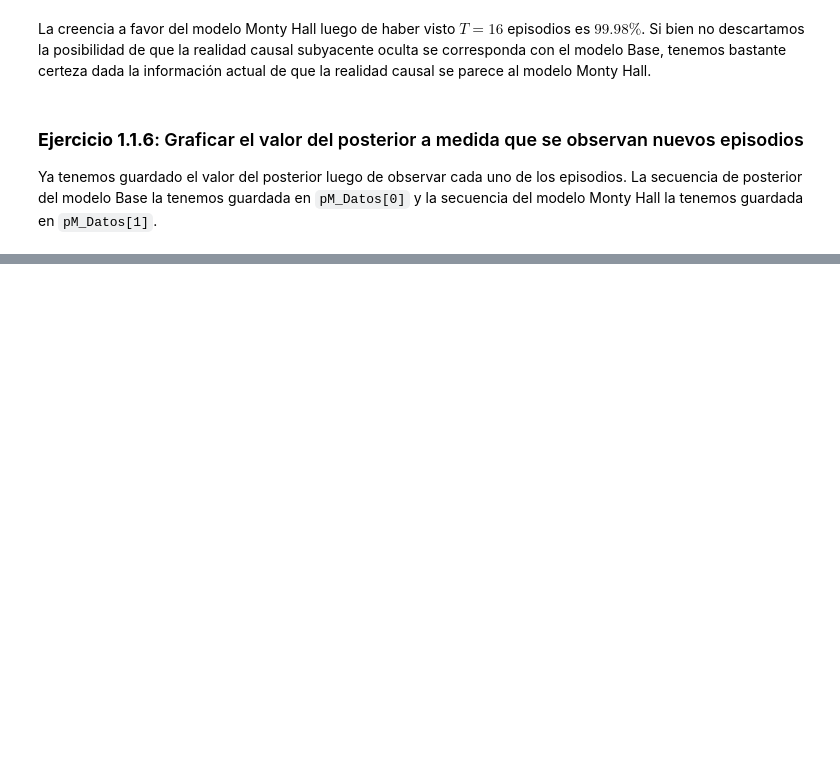
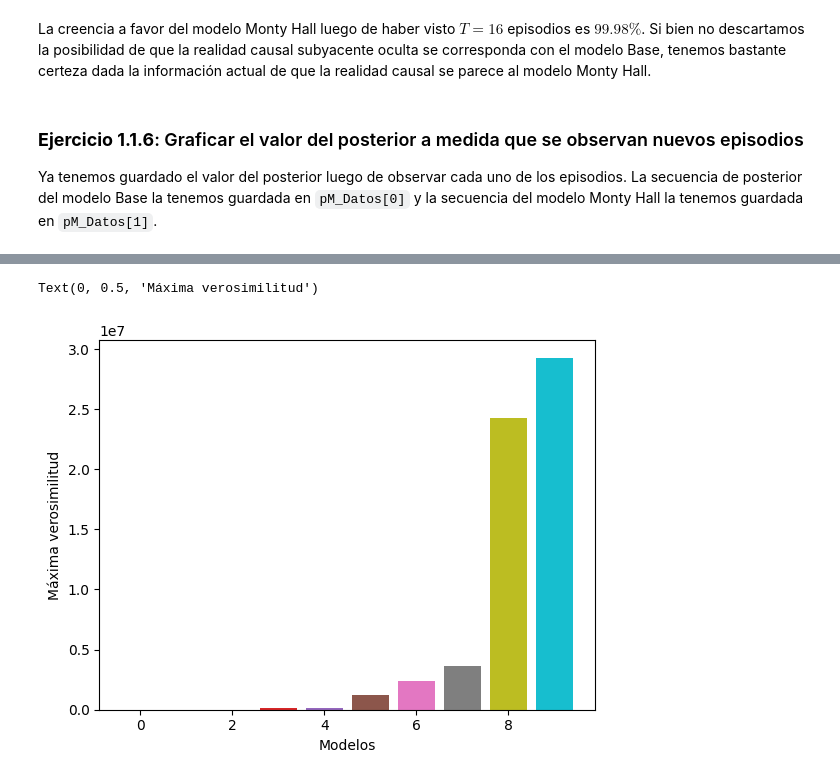
Before and after one commit to glandfried/Breve2024, a Jupyter notebook: laboratorio/01-modelos/notebook_01_ejercicios.ipynb, the cells around one changed output, grey strips where cells are left out. Saved outputs shown, nothing was run; the diff lists cells and outputs as text; code cells hidden in the pictures; blank space fills up the shorter version.

```diff
--- a/laboratorio/01-modelos/notebook_01_ejercicios.ipynb
+++ b/laboratorio/01-modelos/notebook_01_ejercicios.ipynb
@@ -412,0 +585,21 @@ plt.plot()
+# %%
+# Las transformaciones de X que hace el modelo Md de complejidad d
+def phi(X, complejidad = D):
+    return(pd.DataFrame({f'X{d}': X[:, 0]**d for d in range(complejidad+1)}))
+
+# Itero por modelos Md
+modelos_OLS = []
+for d in range(0,D):
+    # Ajusto el modelo de compeljidad d
+    modelos_OLS.append(OLS(Y, phi(X,d)).fit())
+
+# Figuras de máxima verosimiliitud
+for d in range(D):
+    log_maxima_verosimilitud_d = modelos_OLS[d].llf
+    plt.bar(d, np.exp(log_maxima_verosimilitud_d), align='center', color=cmap(d), label=f'Modelo {d}')
+
+plt.xlabel("Modelos")
+plt.ylabel("Máxima verosimilitud")
+# %% [output]
+Text(0, 0.5, 'Máxima verosimilitud')
+[figure, added]
```
Also changed, not shown: parts of 47 cells of this notebook, 5 other files.
